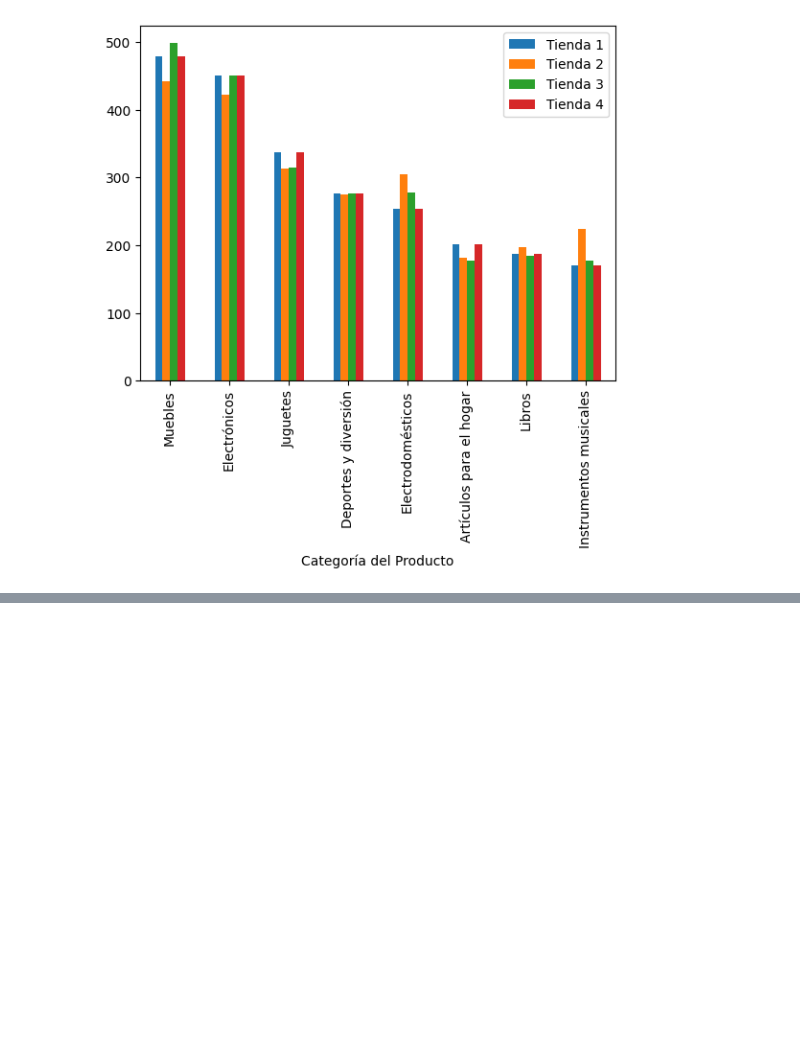
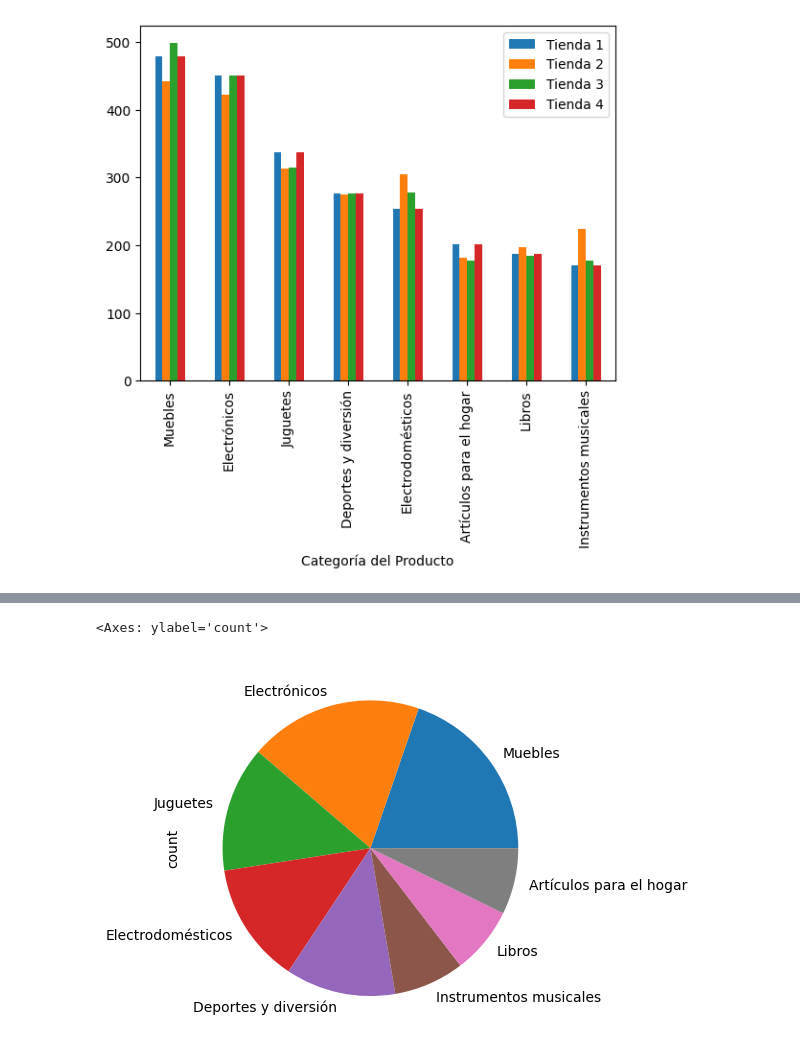
Before and after one commit to Nolram23/challenge1-data-science-latam, a Jupyter notebook: AluraStoreLatam.ipynb, the cells around one changed output, grey strips where cells are left out. Drawn from its saved outputs; the diff is of its cells as text; code cells hidden in the pictures; blank space fills up the shorter version.

```diff
--- a/AluraStoreLatam.ipynb
+++ b/AluraStoreLatam.ipynb
@@ -249,11 +249,3 @@ Producto más vendido: Cama box (62 ventas)
 Producto menos vendido: Guitarra eléctrica (33 ventas)
 # %% [markdown]
 # 5. Envío promedio por tienda
-# %%
-# Lista de tiendas
-tiendas = [tienda, tienda2, tienda3, tienda4]
-
-# Procesar cada tienda y calcular el promedio
-for i, tienda in enumerate(tiendas, start=1):
-    promedio_envio = tienda['Costo de envío'].mean()
-    print(f"Tienda {i}: Costo de envío promedio = ${promedio_envio:,.2f}")
@@ -269,0 +278,5 @@ conteo_total.plot(kind='bar')
+# %%
+tienda['Categoría del Producto'].value_counts().plot(kind='pie')
+# %% [output]
+<Axes: ylabel='count'>
+[figure, added]
```
Also changed, not shown: parts of 8 cells of this notebook.
